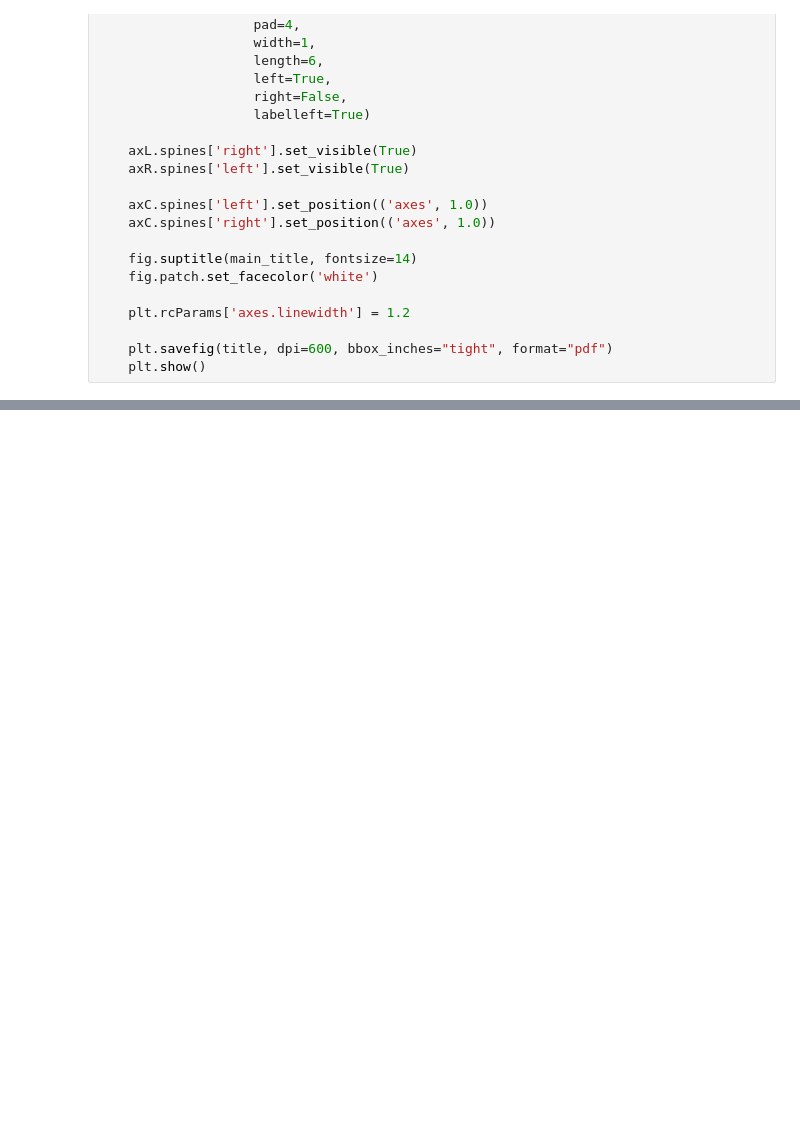
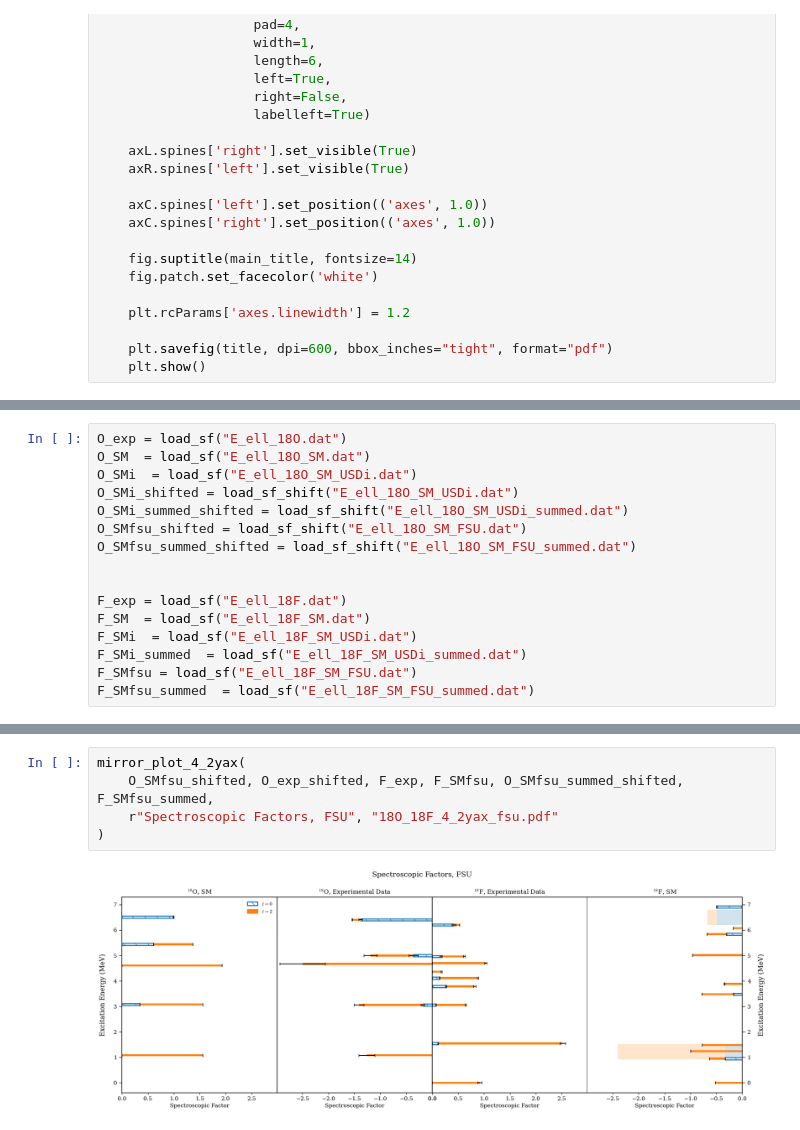
Before and after one commit to annakawecka/digios, a Jupyter notebook: analysis/corrected_working/python_plots/plotting.ipynb, the cells around one changed output, grey strips where cells are left out. Cells and saved outputs as stored; diff of their text form; blank space fills up the shorter version.

```diff
--- a/analysis/corrected_working/python_plots/plotting.ipynb
+++ b/analysis/corrected_working/python_plots/plotting.ipynb
@@ -515,0 +524,16 @@ mirror_plot_4(
+# %%
+O_exp = load_sf("E_ell_18O.dat")
+O_SM  = load_sf("E_ell_18O_SM.dat")
+O_SMi  = load_sf("E_ell_18O_SM_USDi.dat")
+O_SMi_shifted = load_sf_shift("E_ell_18O_SM_USDi.dat")
+O_SMi_summed_shifted = load_sf_shift("E_ell_18O_SM_USDi_summed.dat")
+O_SMfsu_shifted = load_sf_shift("E_ell_18O_SM_FSU.dat")
+O_SMfsu_summed_shifted = load_sf_shift("E_ell_18O_SM_FSU_summed.dat")
+
+
+F_exp = load_sf("E_ell_18F.dat")
+F_SM  = load_sf("E_ell_18F_SM.dat")
+F_SMi  = load_sf("E_ell_18F_SM_USDi.dat")
+F_SMi_summed  = load_sf("E_ell_18F_SM_USDi_summed.dat")
+F_SMfsu = load_sf("E_ell_18F_SM_FSU.dat")
+F_SMfsu_summed  = load_sf("E_ell_18F_SM_FSU_summed.dat")
@@ -515,0 +654,7 @@ mirror_plot_4(
+# %%
+mirror_plot_4_2yax(
+    O_SMfsu_shifted, O_exp_shifted, F_exp, F_SMfsu, O_SMfsu_summed_shifted, F_SMfsu_summed,
+    r"Spectroscopic Factors, FSU", "18O_18F_4_2yax_fsu.pdf"
+)
+# %% [output]
+[figure, added]
```
Also changed, not shown: parts of 7 cells of this notebook, 13 other files.
